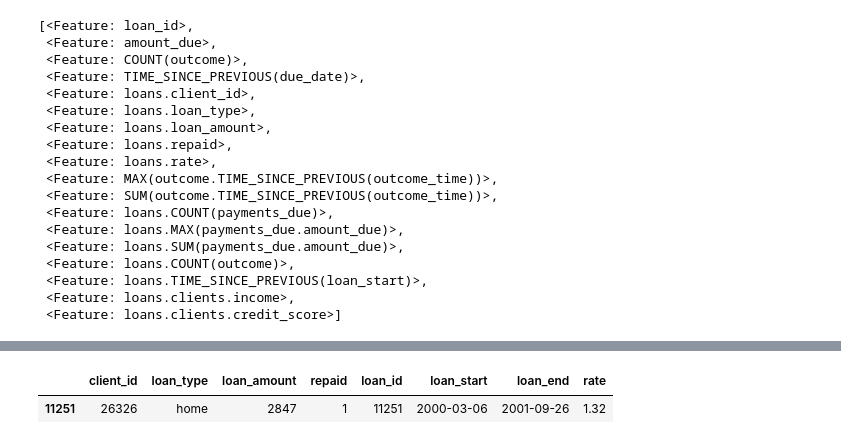
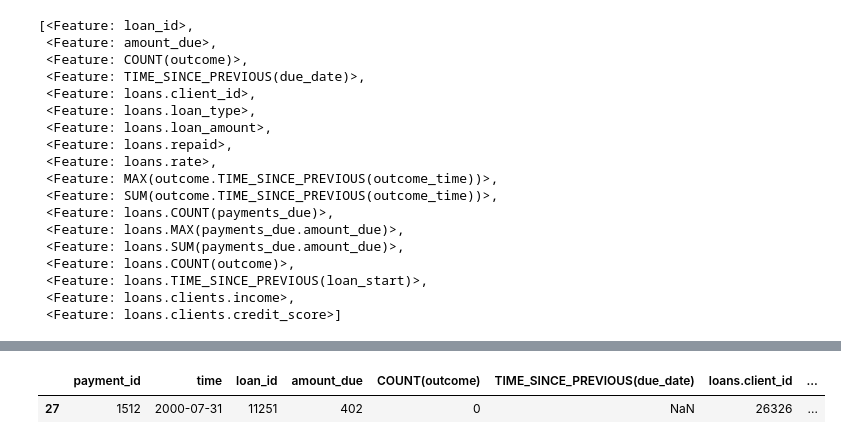
Before and after one commit to SalK91/dfs_tutorial, a Jupyter notebook: dfs_tutorial.ipynb, the cells around one changed output, grey strips where cells are left out. Saved outputs shown, nothing was run; the diff lists cells and outputs as text; code cells hidden in the pictures.

```diff
--- a/dfs_tutorial.ipynb
+++ b/dfs_tutorial.ipynb
@@ -292,11 +274,0 @@ print(outcome[outcome['payment_id'] == 1512])
-# %%
-loans[loans['loan_id'] == 11251]
-
-payments_due[payments_due['loan_id'] == 11251].sort_values(by = 'due_date')
-
-loans[loans['client_id'] == 26326]
-
-clients[clients['client_id'] == 26326]
-# %% [output]
-|  | client_id | loan_type | loan_amount | repaid | loan_id | loan_start | loan_end | rate |
-| 11251 | 26326 | home | 2847 | 1 | 11251 | 2000-03-06 | 2001-09-26 | 1.32 |
@@ -305,0 +275,5 @@ clients[clients['client_id'] == 26326]
+# %%
+f[f.payment_id == 1512].head(10)
+# %% [output]
+|  | payment_id | time | loan_id | amount_due | COUNT(outcome) | TIME_SINCE_PREVIOUS(due_date) | loans.client_id | ... |
+| 27 | 1512 | 2000-07-31 | 11251 | 402 | 0 | NaN | 26326 | ... |
```
Also changed, not shown: parts of 7 cells of this notebook.
